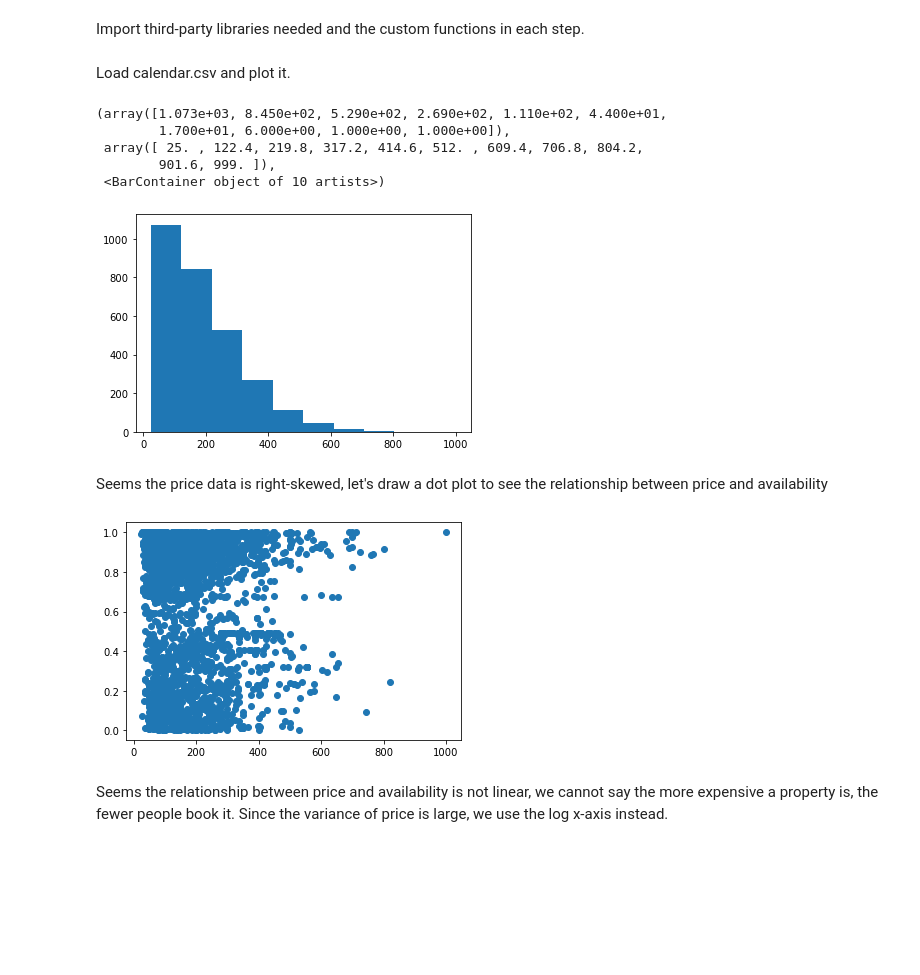
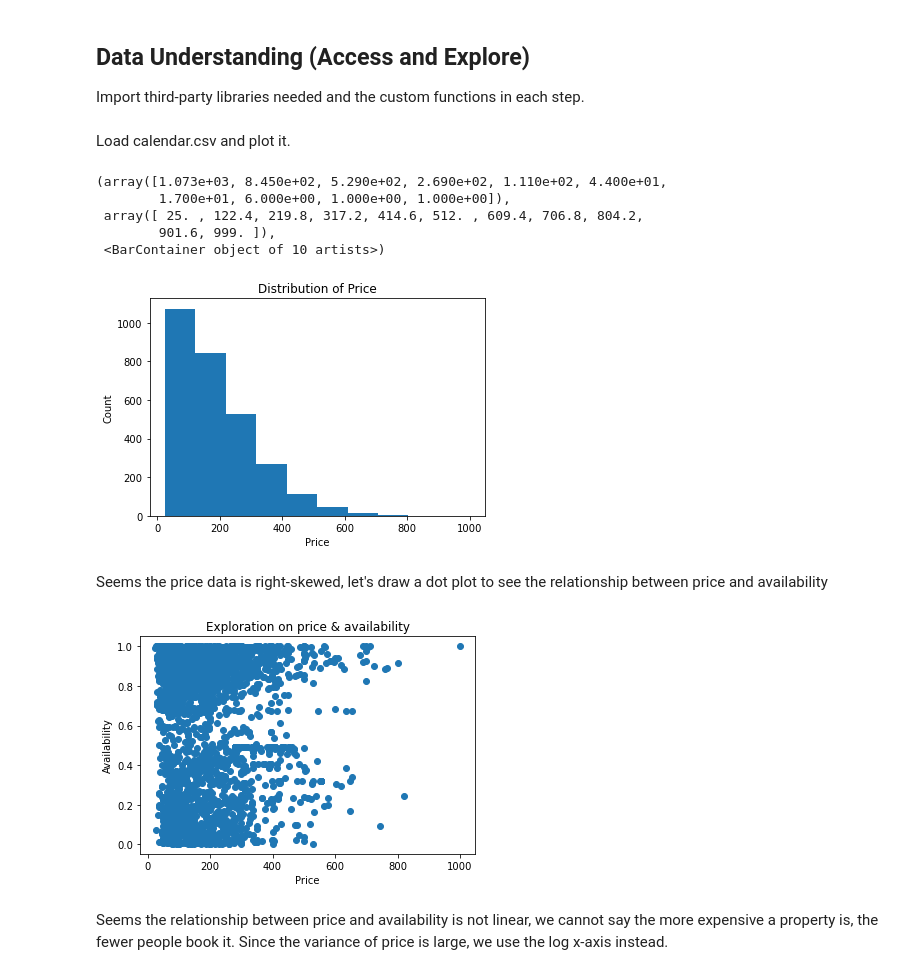
Before and after one commit to cenkai88/data-exploration-Airbnb-Boston, a Jupyter notebook: explore.ipynb, the cells around one changed output. Cells and saved outputs as stored; diff of their text form; code cells hidden in the pictures; blank space fills up the shorter version.

```diff
--- a/explore.ipynb
+++ b/explore.ipynb
@@ -1,4 +9,6 @@
 # %% [markdown]
+## Data Understanding (Access and Explore)
+
 Import third-party libraries needed and the custom functions in each step.
 # %%
 import pandas as pd
@@ -20,25 +30,30 @@ Load calendar.csv and plot it.
 # %%
 # 1. Explore the relationship between availability and price
 calendar = pd.read_csv('./dataset/Boston/calendar.csv')
 calendar.head()
 # format the price column to numeric value, use log to normalize price value and exclude outliners
 price_available_rate = format_calendar_data(calendar)
-
+plt.xlabel('Price')
+plt.ylabel('Count')
+plt.title('Distribution of Price')
 plt.hist(price_available_rate['price_num'])
 # %% [output]
 (array([1.073e+03, 8.450e+02, 5.290e+02, 2.690e+02, 1.110e+02, 4.400e+01,
         1.700e+01, 6.000e+00, 1.000e+00, 1.000e+00]),
  array([ 25. , 122.4, 219.8, 317.2, 414.6, 512. , 609.4, 706.8, 804.2,
         901.6, 999. ]),
  <BarContainer object of 10 artists>)
-[figure, old version]
+[figure, new version]
 # %% [markdown]
 Seems the price data is right-skewed, let's draw a dot plot to see the relationship between price and availability
 # %%
 plt.scatter(price_available_rate['price_num'], price_available_rate['available_num'])
+plt.xlabel('Price')
+plt.ylabel('Availability')
+plt.title('Exploration on price & availability')
 plt.savefig("images/explore.jpg")
 # %% [output]
-[figure, old version]
+[figure, new version]
 # %% [markdown]
 Seems the relationship between price and availability is not linear, we cannot say the more expensive a property is, the fewer people book it. Since the variance of price is large, we use the log x-axis instead.
 # %%
```
Also changed, not shown: parts of 12 cells of this notebook, 7 other files.
